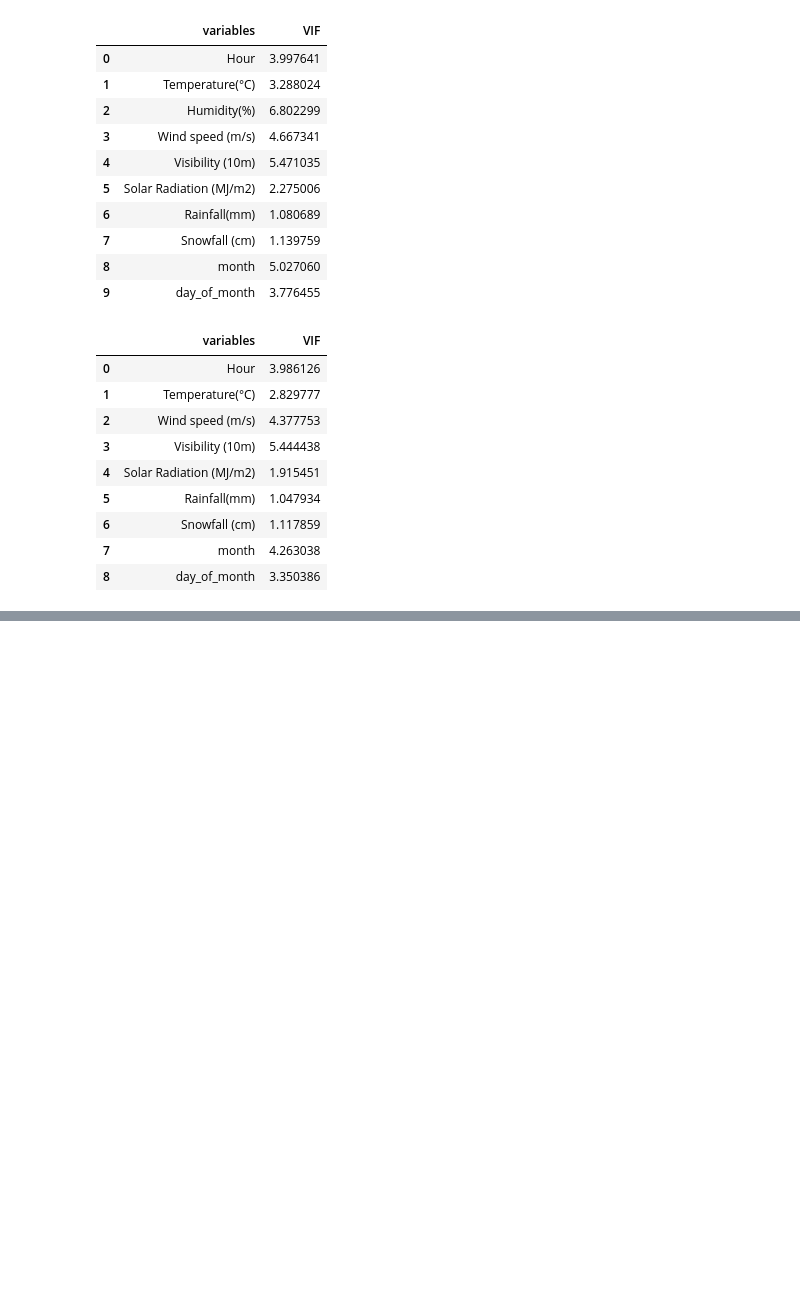
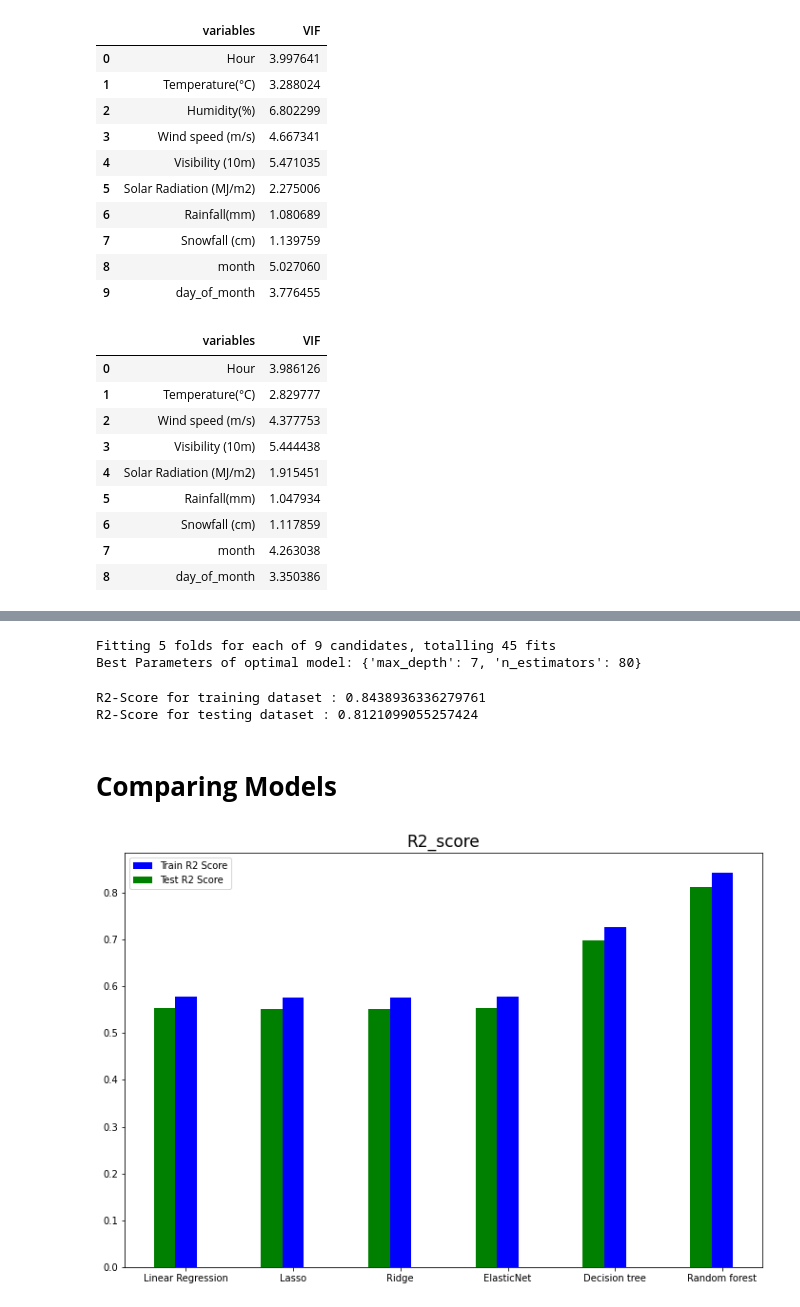
Before and after one commit to Haseeb227/Bike-Sharing-Demand-Prediction-, a Jupyter notebook: Copy_of_Bike_Sharing_Demand_Prediction_Capstone_Project.ipynb, the cells around one changed output, grey strips where cells are left out. Drawn from its saved outputs; the diff is of its cells as text; code cells hidden in the pictures; blank space fills up the shorter version.

```diff
--- a/Copy_of_Bike_Sharing_Demand_Prediction_Capstone_Project.ipynb
+++ b/Copy_of_Bike_Sharing_Demand_Prediction_Capstone_Project.ipynb
@@ -561,0 +808,3 @@ skewed_features.remove('Visibility (10m)')
+# %%
+test_r2['Decision tree'] = test_r2_dt
+train_r2['Decision tree'] = train_r2_dt
@@ -561,0 +822,36 @@ skewed_features.remove('Visibility (10m)')
+# %%
+# defing random forest regressor and parameter dictionary for hyperparameter tuning
+rf_regressor = RandomForestRegressor()
+
+param_dict = {'n_estimators':[50, 80,  100], 'max_depth':[3, 5, 7]}
+
+optimal_model = gridsearch_model_parameters(rf_regressor, param_dict, x_train, y_train)
+# %% [output]
+Fitting 5 folds for each of 9 candidates, totalling 45 fits
+Best Parameters of optimal model: {'max_depth': 7, 'n_estimators': 80}
+# %%
+# Evaluating model
+test_r2_rf,train_r2_rf = evaluating_model(optimal_model, x_train, x_test, y_train, y_test)
+# %%
+test_r2['Random forest'] = test_r2_rf
+train_r2['Random forest'] = train_r2_rf
+# %%
+print(f"R2-Score for training dataset : {train_r2_rf}")
+print(f"R2-Score for testing dataset : {test_r2_rf}")
+# %% [output]
+R2-Score for training dataset : 0.8438936336279761
+R2-Score for testing dataset : 0.8121099055257424
+# %% [markdown]
+# **Comparing Models**
+# %%
+plt.figure(figsize = (12,8))
+X = np.arange(len(train_r2))
+ax = plt.subplot(111)
+ax.bar(X, train_r2.values(), width=0.2, color='b', align='center')
+ax.bar(X-0.2, test_r2.values(), width=0.2, color='g', align='center')
+ax.legend(('Train R2 Score','Test R2 Score'))
+plt.xticks(X, test_r2.keys())
+plt.title("R2_score", fontsize=17)
+plt.show()
+# %% [output]
+[figure, added]
```
Also changed, not shown: parts of 44 cells of this notebook.
